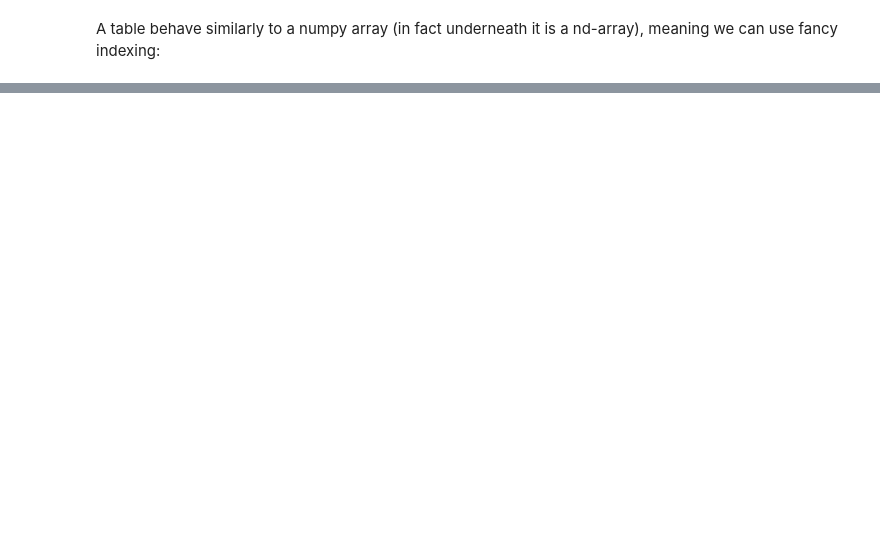
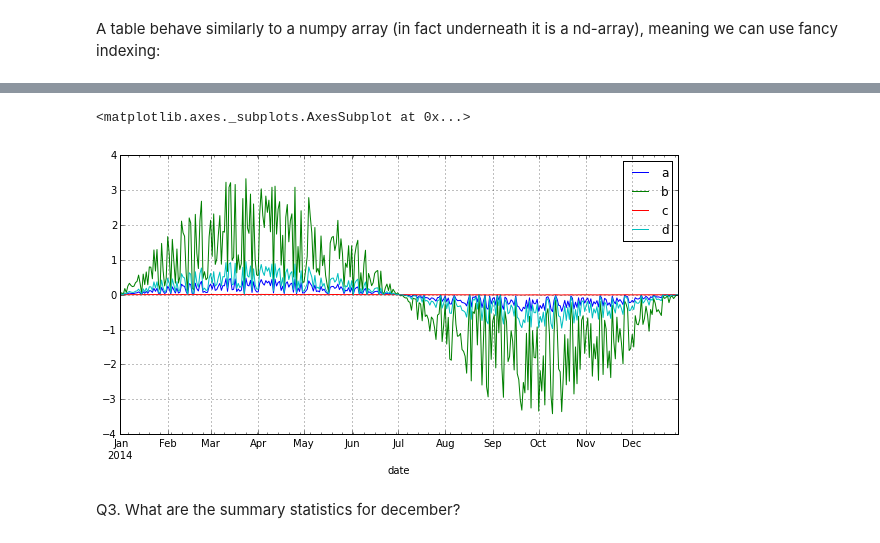
Before and after one commit to smartinsightsfromdata/notebooks, a Jupyter notebook: Introductions/Tutorial - 1.4 - Pandas.ipynb, the cells around one changed output, grey strips where cells are left out. Drawn from its saved outputs; the diff is of its cells as text; code cells hidden in the pictures; blank space fills up the shorter version.

```diff
--- a/Introductions/Tutorial - 1.4 - Pandas.ipynb
+++ b/Introductions/Tutorial - 1.4 - Pandas.ipynb
@@ -96,0 +193,12 @@ missing_data
+# %%
+dates = pd.date_range(start="1/1/14", end="31/12/14")
+
+categories = ["a", "b", "c", "d"]
+noisey_signal = np.c_[np.sin(np.linspace(0, 2*np.pi, 365)) * np.random.rand(365)]
+data = np.hstack([0.5 * noisey_signal, 3.5 * noisey_signal, 0.01 * noisey_signal, noisey_signal])
+table = pd.DataFrame(data=data, columns=categories)
+
+table["date"] = dates
+table["month"] = [x.strftime("%B") for x in dates]
+
+table.head()
@@ -96,0 +212,7 @@ missing_data
+# %%
+table.set_index("date")[["a","b","c","d"]].plot(figsize=(10,5))
+# %% [output]
+<matplotlib.axes._subplots.AxesSubplot at 0x...>
+[figure, added]
+# %% [markdown]
+Q3. What are the summary statistics for december?
```
Also changed, not shown: parts of 35 cells of this notebook.
